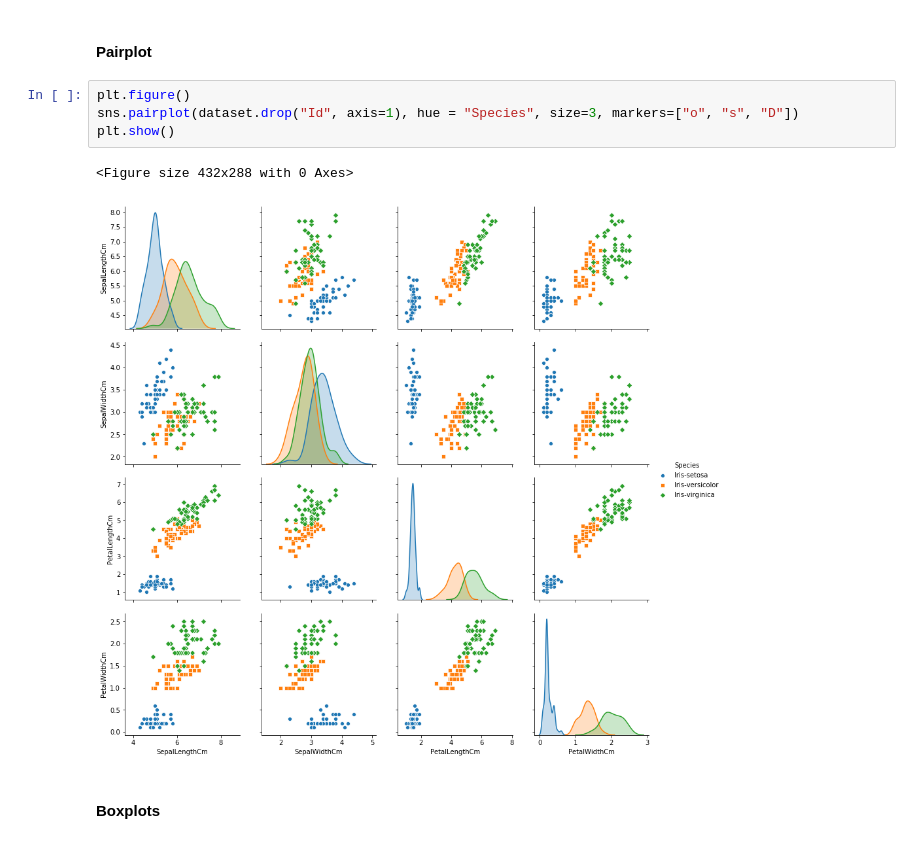
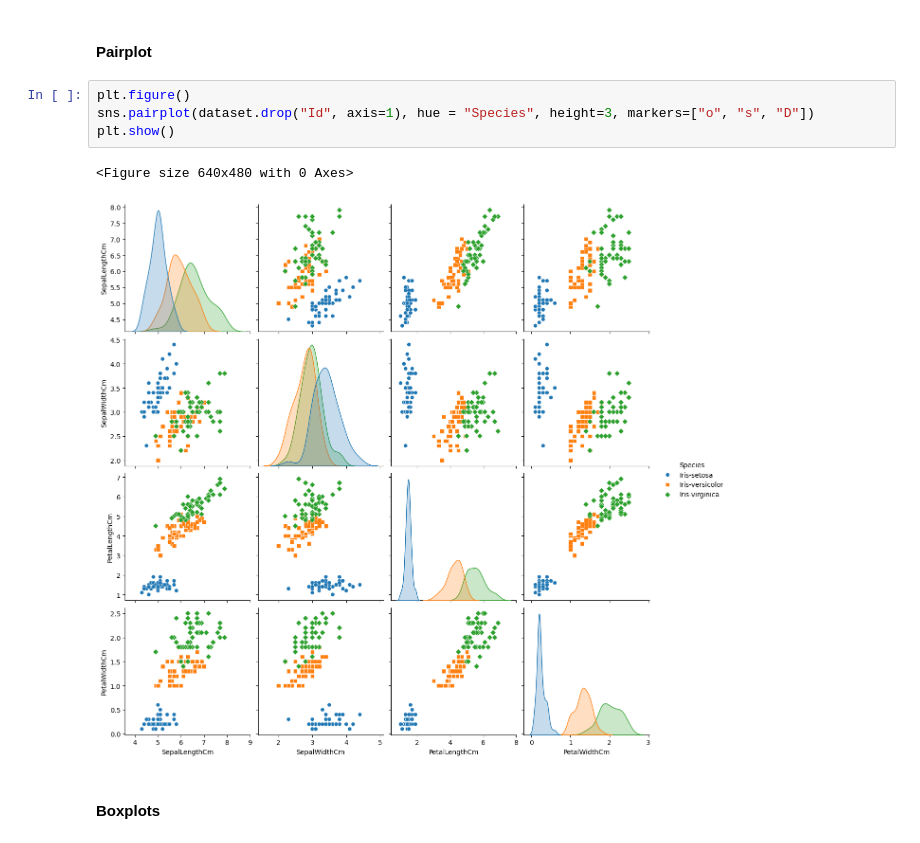
Before and after one commit to vinhnguyen-lhv/intelligent_systems_CO5134, a Jupyter notebook: Lab1-kNN/Lab7-KNN for Iris dataset.ipynb, the cells around one changed output. Drawn from its saved outputs; the diff is of its cells as text.

```diff
--- a/Lab1-kNN/Lab7-KNN for Iris dataset.ipynb
+++ b/Lab1-kNN/Lab7-KNN for Iris dataset.ipynb
@@ -83,11 +83,11 @@ import seaborn as sns
 #### Pairplot
 # %%
 plt.figure()
-sns.pairplot(dataset.drop("Id", axis=1), hue = "Species", size=3, markers=["o", "s", "D"])
+sns.pairplot(dataset.drop("Id", axis=1), hue = "Species", height=3, markers=["o", "s", "D"])
 plt.show()
 # %% [output]
-<Figure size 432x288 with 0 Axes>
+<Figure size 640x480 with 0 Axes>
-[figure, old version]
+[figure, new version]
 # %% [markdown]
 ####  Boxplots
 # %%
```
Also changed, not shown: parts of 5 cells of this notebook, 3 other files.
